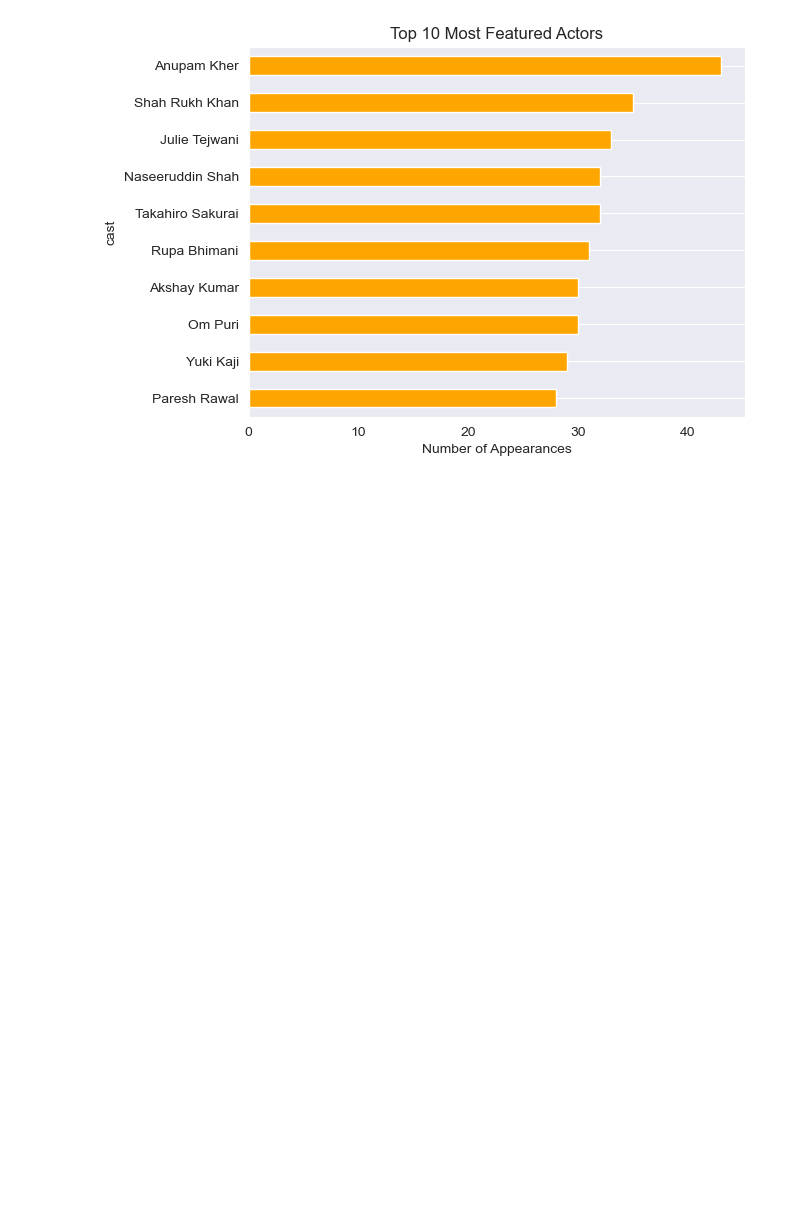
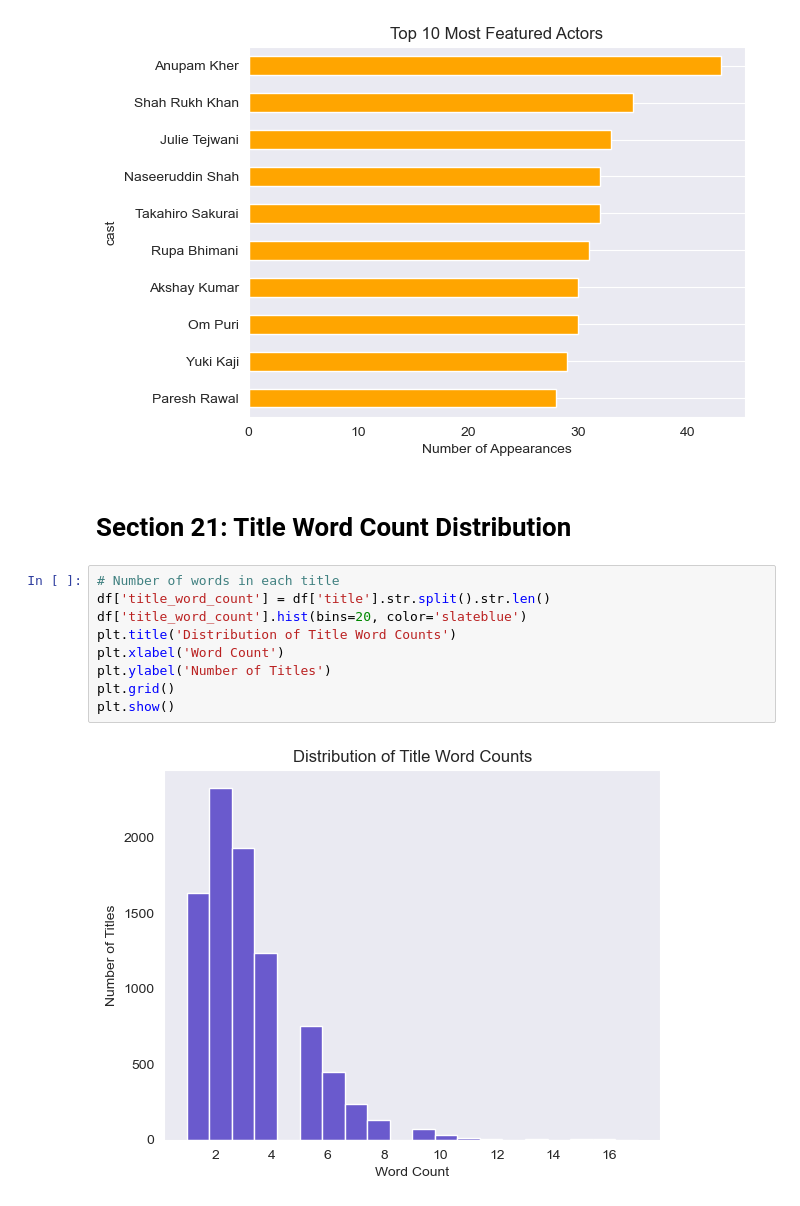
Before and after one commit to aghabidareh/NetflixAnalyzer, a Jupyter notebook: main.ipynb, the cells around one changed output. Saved outputs shown, nothing was run; the diff lists cells and outputs as text; blank space fills up the shorter version.

Commit message:
plots-and-graphs

```diff
--- a/main.ipynb
+++ b/main.ipynb
@@ -339,3 +339,16 @@ plt.grid(axis='x')
 plt.show()
 # %% [output]
 [figure]
+# %% [markdown]
+# Section 21: Title Word Count Distribution
+# %%
+# Number of words in each title
+df['title_word_count'] = df['title'].str.split().str.len()
+df['title_word_count'].hist(bins=20, color='slateblue')
+plt.title('Distribution of Title Word Counts')
+plt.xlabel('Word Count')
+plt.ylabel('Number of Titles')
+plt.grid()
+plt.show()
+# %% [output]
+[figure, added]
```
